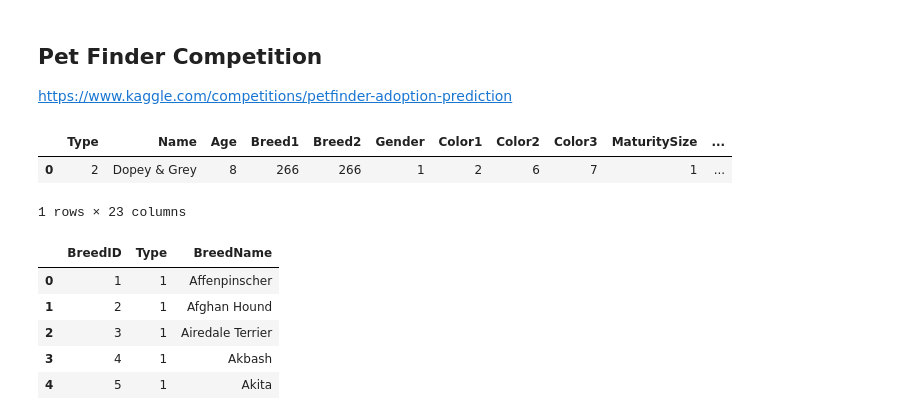
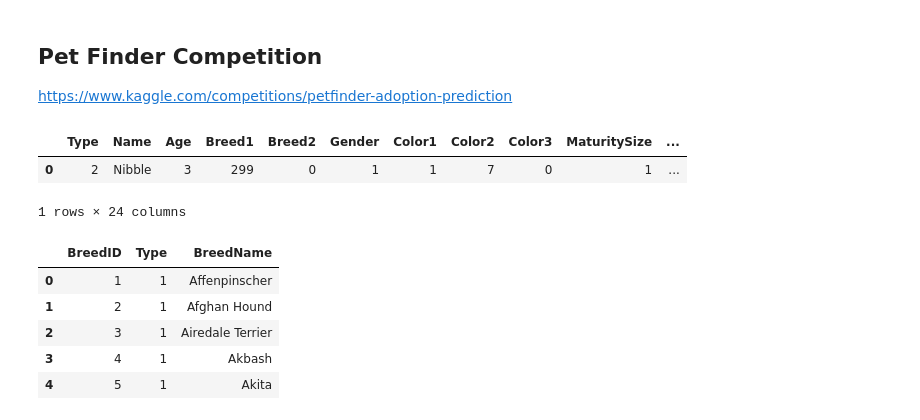
Before and after one commit to fechhh/laboII, a Jupyter notebook: PetFinder/workflows/info_dataset.ipynb, the cells around one changed output. Cells and saved outputs as stored; diff of their text form; code cells hidden in the pictures.

```diff
--- a/PetFinder/workflows/info_dataset.ipynb
+++ b/PetFinder/workflows/info_dataset.ipynb
@@ -4,23 +4,24 @@
 https://www.kaggle.com/competitions/petfinder-adoption-prediction
 # %%
 import pandas as pd
+import seaborn as sns
 
 ##############################################################
 # Lectura de dataset
 ##############################################################
 
 # Dataset directory
 ruta_dataset = "../../../petfinder_dataset/"
 
 # Dataset
-file_path = ruta_dataset + 'test/test.csv'
+file_path = ruta_dataset + 'train/train.csv'
 df = pd.read_csv(file_path)
 
 df.head(1)
 # %% [output]
 |  | Type | Name | Age | Breed1 | Breed2 | Gender | Color1 | Color2 | Color3 | MaturitySize | ... |
-| 0 | 2 | Dopey & Grey | 8 | 266 | 266 | 1 | 2 | 6 | 7 | 1 | ... |
+| 0 | 2 | Nibble | 3 | 299 | 0 | 1 | 1 | 7 | 0 | 1 | ... |
-1 rows × 23 columns
+1 rows × 24 columns
 # %%
 # Breed labels
 breed_path = ruta_dataset + "BreedLabels.csv"
```
Also changed, not shown: parts of 6 cells of this notebook, 1 other file.
